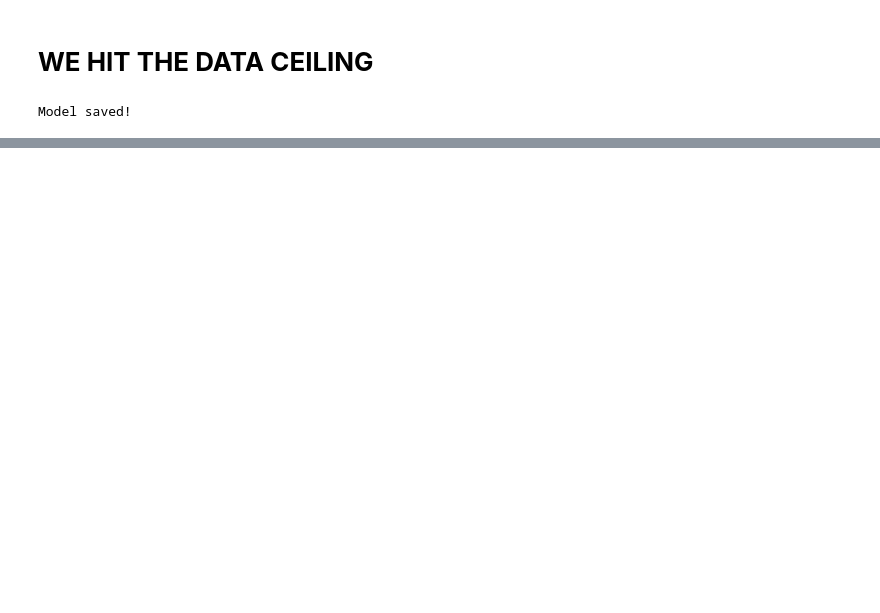
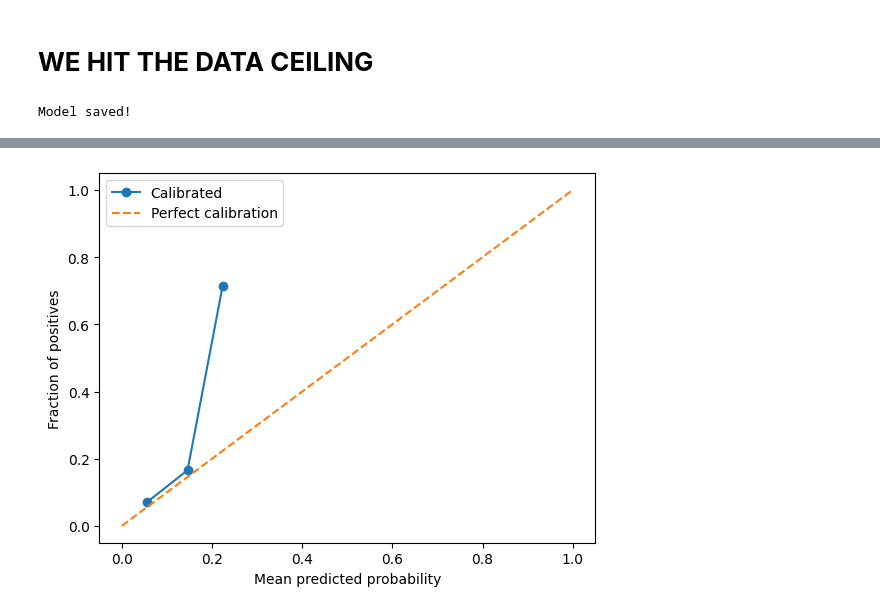
Before and after one commit to Virajsawant06/f1-predictor, a Jupyter notebook: notebooks/01_dnf_probability.ipynb, the cells around one changed output, grey strips where cells are left out. Saved outputs shown, nothing was run; the diff lists cells and outputs as text; code cells hidden in the pictures; blank space fills up the shorter version.

```diff
--- a/notebooks/01_dnf_probability.ipynb
+++ b/notebooks/01_dnf_probability.ipynb
@@ -946,0 +954,9 @@ df['dnf_probability'] = calibrated.predict_proba(df[dnf_features])[:, 1]
+# %%
+from sklearn.model_selection import train_test_split
+
+X_train, X_val, y_train, y_val = train_test_split(X, y, test_size=0.2, random_state=42, stratify=y)
+
+# train best_xgb on X_train only (re-run RandomizedSearchCV on X_train)
+# then:
+calibrated = CalibratedClassifierCV(best_xgb, cv=5, method='isotonic')
+calibrated.fit(X_val, y_val)
@@ -946,0 +981,12 @@ df['dnf_probability'] = calibrated.predict_proba(df[dnf_features])[:, 1]
+# %%
+probs = calibrated.predict_proba(X_test)[:, 1]
+prob_true, prob_pred = calibration_curve(y_test, probs, n_bins=10)
+
+plt.plot(prob_pred, prob_true, marker='o', label='Calibrated')
+plt.plot([0,1],[0,1], linestyle='--', label='Perfect calibration')
+plt.xlabel('Mean predicted probability')
+plt.ylabel('Fraction of positives')
+plt.legend()
+plt.show()
+# %% [output]
+[figure, added]
```
Also changed, not shown: parts of 16 cells of this notebook, 9 other files.
